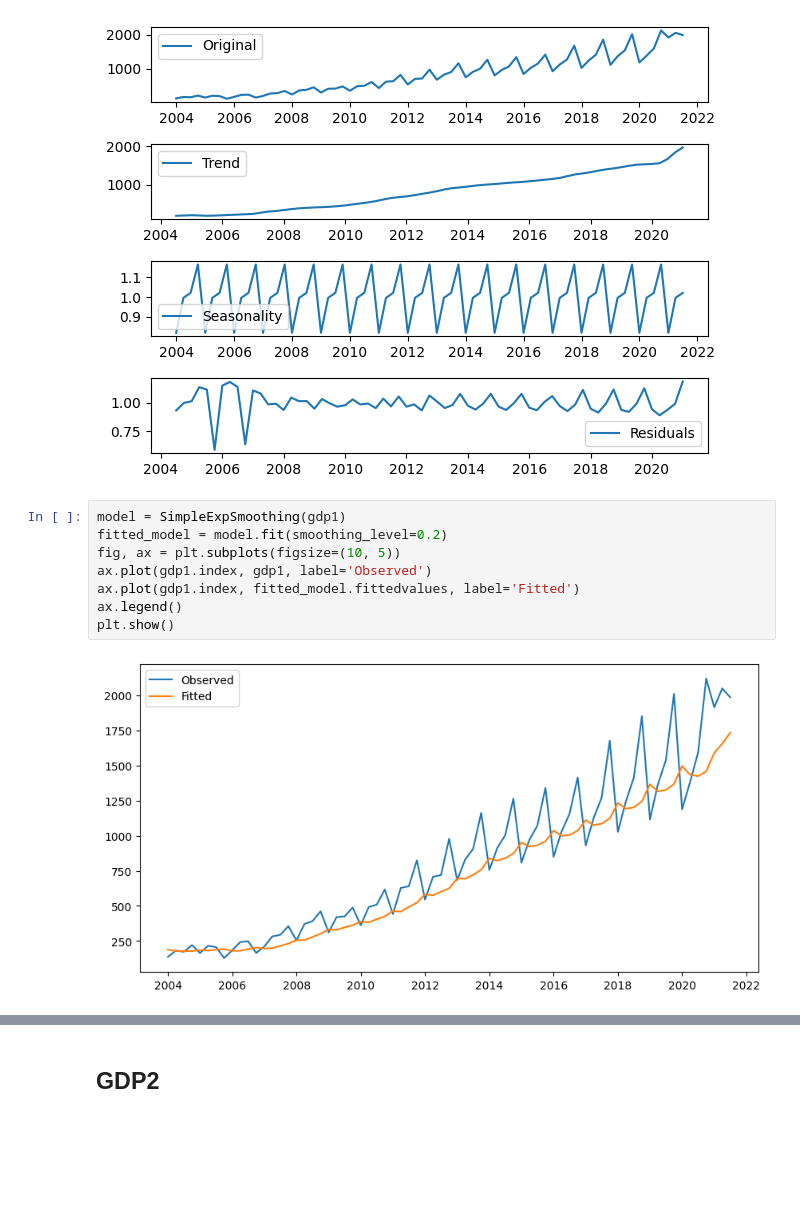
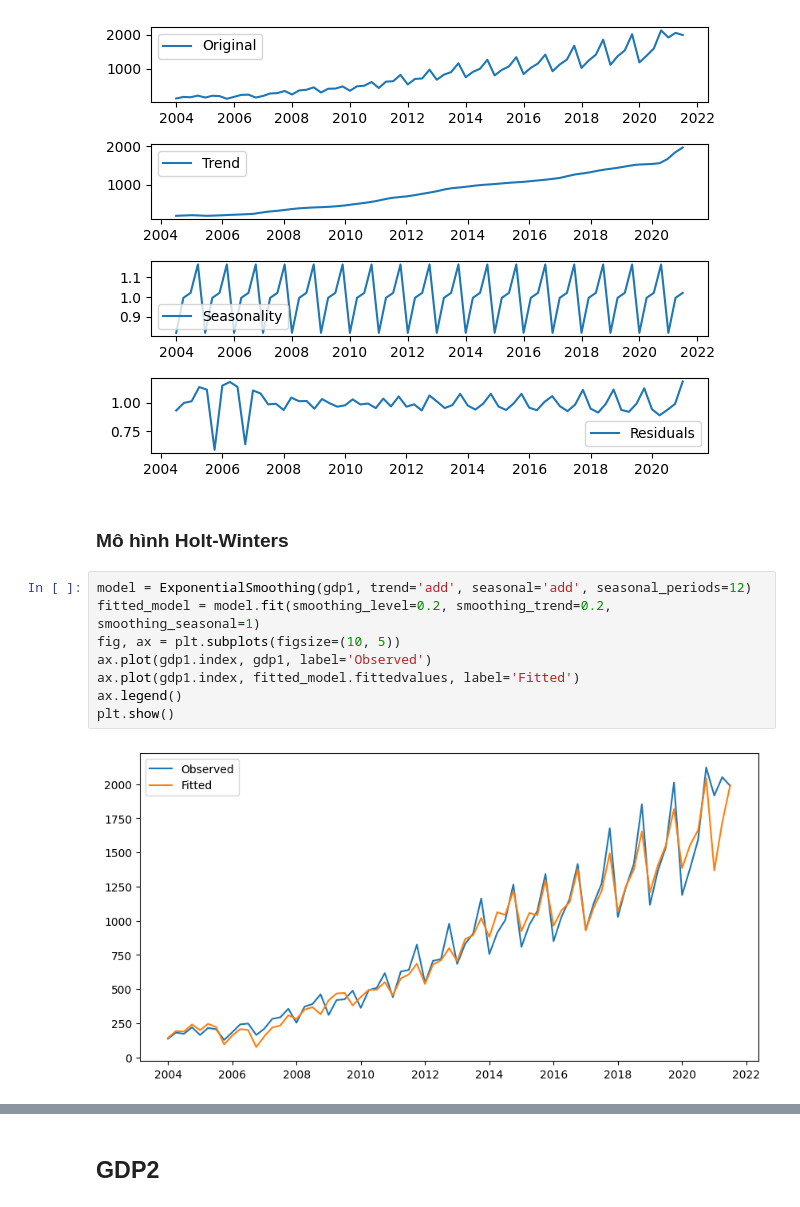
Before and after one commit to khanhtrinh2003/Time-series, a Jupyter notebook: Lesson/gdp.ipynb, the cells around one changed output, grey strips where cells are left out. Saved outputs shown, nothing was run; the diff lists cells and outputs as text; blank space fills up the shorter version.

```diff
--- a/Lesson/gdp.ipynb
+++ b/Lesson/gdp.ipynb
@@ -64,13 +68,15 @@ plt.legend(loc='best')
 plt.tight_layout()
 # %% [output]
 [figure]
+# %% [markdown]
+### Mô hình Holt-Winters
 # %%
-model = SimpleExpSmoothing(gdp1)
-fitted_model = model.fit(smoothing_level=0.2)
+model = ExponentialSmoothing(gdp1, trend='add', seasonal='add', seasonal_periods=12)
+fitted_model = model.fit(smoothing_level=0.2, smoothing_trend=0.2, smoothing_seasonal=1)
 fig, ax = plt.subplots(figsize=(10, 5))
 ax.plot(gdp1.index, gdp1, label='Observed')
 ax.plot(gdp1.index, fitted_model.fittedvalues, label='Fitted')
 ax.legend()
 plt.show()
 # %% [output]
-[figure, old version]
+[figure, new version]
```
Also changed, not shown: parts of 3 cells of this notebook.
